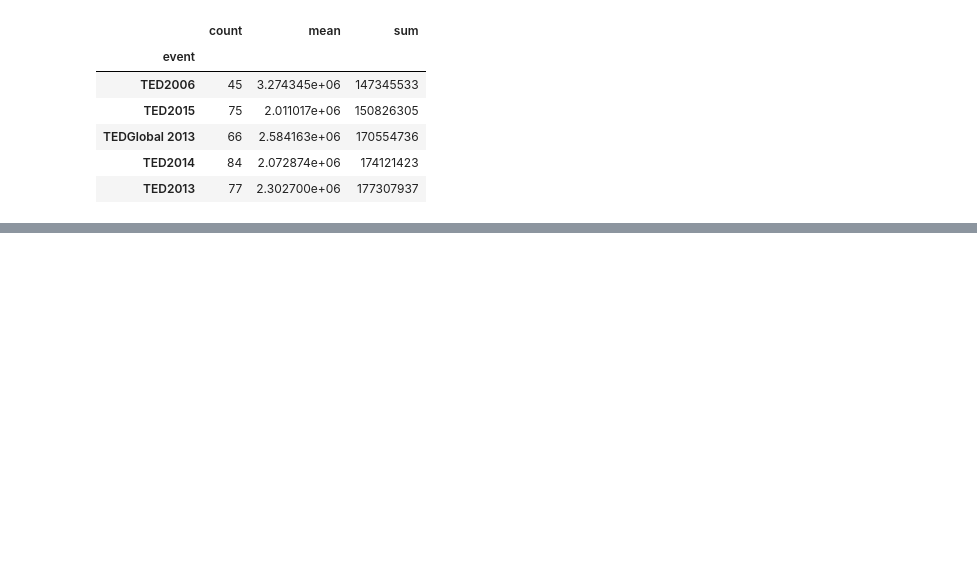
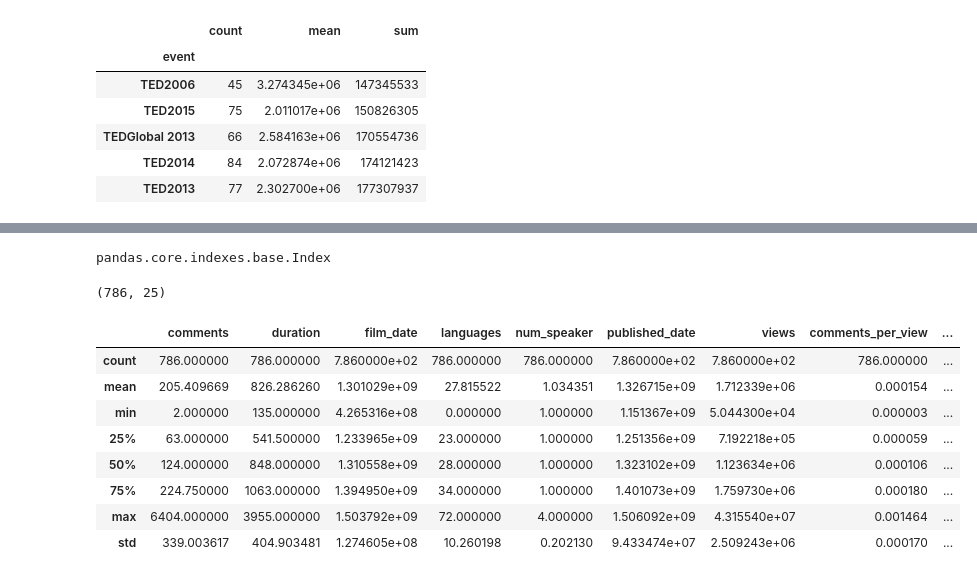
Before and after one commit to slancheros/pandas-basic, a Jupyter notebook: TedTalk.ipynb, the cells around one changed output, grey strips where cells are left out. Saved outputs shown, nothing was run; the diff lists cells and outputs as text; code cells hidden in the pictures; blank space fills up the shorter version.

```diff
--- a/TedTalk.ipynb
+++ b/TedTalk.ipynb
@@ -599,0 +886,2 @@ ted.groupby('event').views.agg(['count','mean','sum']).sort_values('sum').tail()
+# %%
+ted['funny_rate'] = ted.funny_ratings / ted.num_ratings
@@ -599,0 +996,4 @@ ted.groupby('event').views.agg(['count','mean','sum']).sort_values('sum').tail()
+# %%
+occupation_counts = ted.speaker_occupation.value_counts()
+# %%
+top_occupations = occupation_counts [occupation_counts>= 5].index
@@ -599,0 +1022,22 @@ ted.groupby('event').views.agg(['count','mean','sum']).sort_values('sum').tail()
+# %%
+type(top_occupations)
+# %% [output]
+pandas.core.indexes.base.Index
+# %%
+ted_top_occupations = ted[ted['speaker_occupation'].isin(top_occupations)]
+# %%
+ted_top_occupations.shape
+# %% [output]
+(786, 25)
+# %%
+ted_top_occupations.describe()
+# %% [output]
+|  | comments | duration | film_date | languages | num_speaker | published_date | views | comments_per_view | ... |
+| count | 786.000000 | 786.000000 | 7.860000e+02 | 786.000000 | 786.000000 | 7.860000e+02 | 7.860000e+02 | 786.000000 | ... |
+| mean | 205.409669 | 826.286260 | 1.301029e+09 | 27.815522 | 1.034351 | 1.326715e+09 | 1.712339e+06 | 0.000154 | ... |
+| min | 2.000000 | 135.000000 | 4.265316e+08 | 0.000000 | 1.000000 | 1.151367e+09 | 5.044300e+04 | 0.000003 | ... |
+| 25% | 63.000000 | 541.500000 | 1.233965e+09 | 23.000000 | 1.000000 | 1.251356e+09 | 7.192218e+05 | 0.000059 | ... |
+| 50% | 124.000000 | 848.000000 | 1.310558e+09 | 28.000000 | 1.000000 | 1.323102e+09 | 1.123634e+06 | 0.000106 | ... |
+| 75% | 224.750000 | 1063.000000 | 1.394950e+09 | 34.000000 | 1.000000 | 1.401073e+09 | 1.759730e+06 | 0.000180 | ... |
+| max | 6404.000000 | 3955.000000 | 1.503792e+09 | 72.000000 | 4.000000 | 1.506092e+09 | 4.315540e+07 | 0.001464 | ... |
+| std | 339.003617 | 404.903481 | 1.274605e+08 | 10.260198 | 0.202130 | 9.433474e+07 | 2.509243e+06 | 0.000170 | ... |
```
Also changed, not shown: parts of 101 cells of this notebook, 1 other file.
